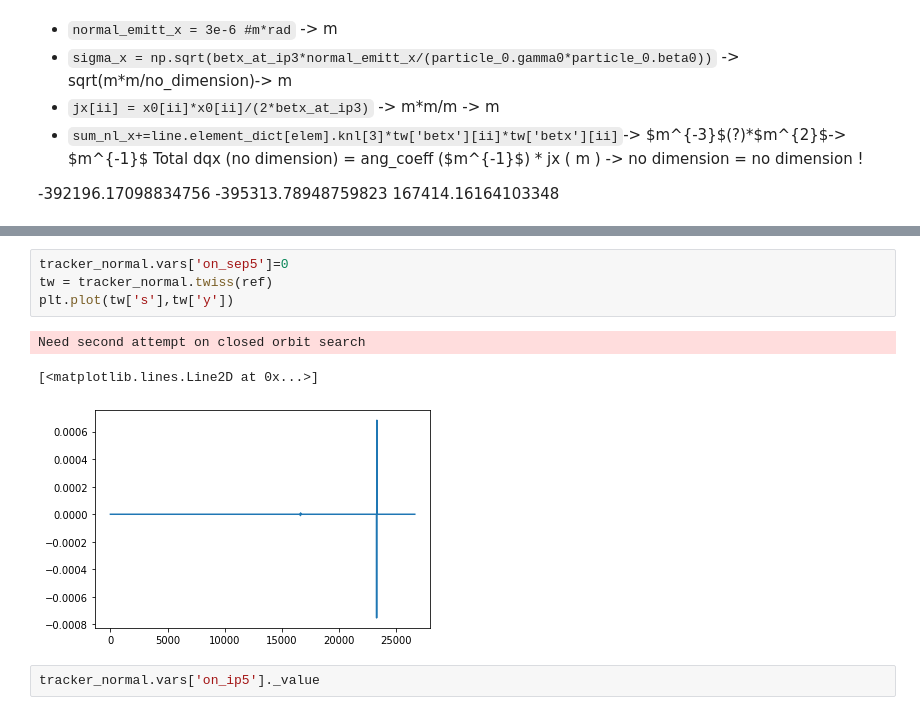
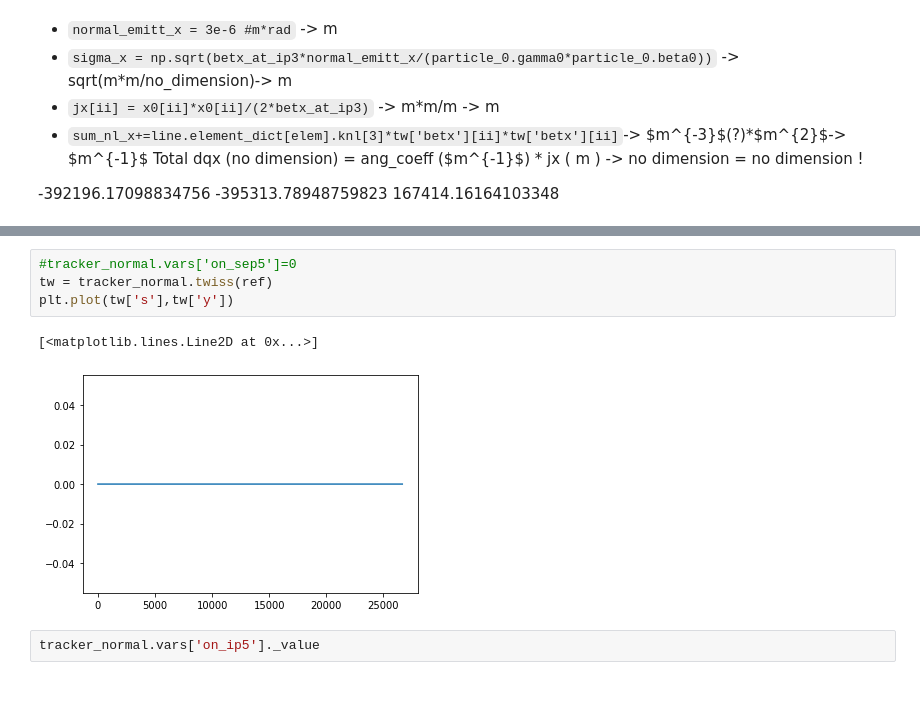
Before and after one commit to andreafornara/git_postprocessing, a Jupyter notebook: Atomic_HL.ipynb, the cells around one changed output, grey strips where cells are left out. Drawn from its saved outputs; the diff is of its cells as text.

```diff
--- a/Atomic_HL.ipynb
+++ b/Atomic_HL.ipynb
@@ -277,11 +320,10 @@ Need second attempt on closed orbit search
 # %%
-tracker_normal.vars['on_sep5']=0
+#tracker_normal.vars['on_sep5']=0
 tw = tracker_normal.twiss(ref)
 plt.plot(tw['s'],tw['y'])
 # %% [output]
-Need second attempt on closed orbit search
+[<matplotlib.lines.Line2D at 0x...>]
-[<matplotlib.lines.Line2D at 0x...>]
-[figure, old version]
+[figure, new version]
 # %%
 tracker_normal.vars['on_ip5']._value
 # %% [output]
```
Also changed, not shown: parts of 18 cells of this notebook, 3 other files.
